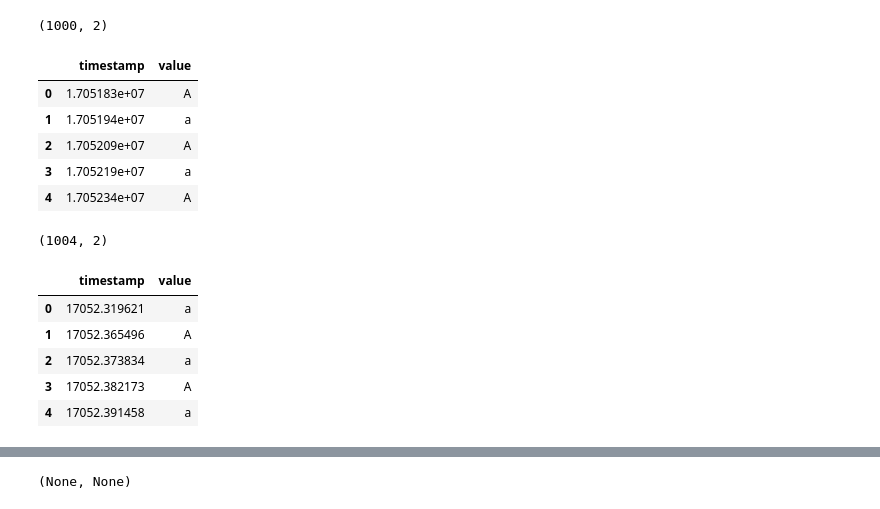
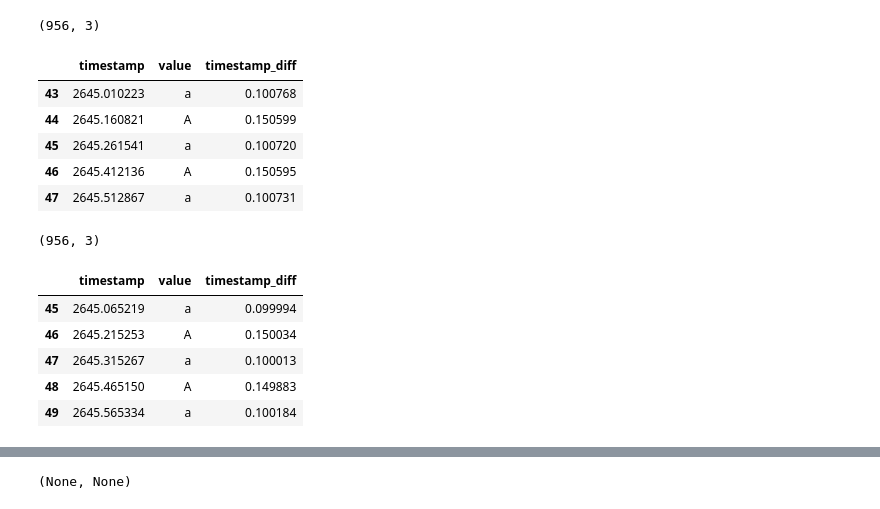
Before and after one commit to amar-enkhbat/codebook_generator, a Jupyter notebook: vsync_sensor_test/vsync_sensor.ipynb, the cells around one changed output, grey strips where cells are left out. Cells and saved outputs as stored; diff of their text form; code cells hidden in the pictures.

Commit message:
add vsync sensor test

```diff
--- a/vsync_sensor_test/vsync_sensor.ipynb
+++ b/vsync_sensor_test/vsync_sensor.ipynb
@@ -3,30 +7,35 @@ import pandas as pd
 # %%
 
 df_lsl = pd.read_csv('./lsl_results.csv')
 df_lsl['timestamp'] = df_lsl['timestamp'] + df_lsl['offset']
 df_lsl.drop(columns=['offset'], inplace=True)
-df_lsl['timestamp'] = df_lsl['timestamp'] * 1000
-df_lsl['timestamp']
+df_lsl['timestamp_diff'] = df_lsl['timestamp'].diff().fillna(0)
+df_lsl = df_lsl[df_lsl['timestamp'] > 2645]
+# Drop last row
+df_lsl = df_lsl[:-1]
 print(df_lsl.shape)
 df_lsl.head()
 # %% [output]
-(1000, 2)
+(956, 3)
-|  | timestamp | value |
-| 0 | 1.705183e+07 | A |
-| 1 | 1.705194e+07 | a |
-| 2 | 1.705209e+07 | A |
-| 3 | 1.705219e+07 | a |
-| 4 | 1.705234e+07 | A |
+|  | timestamp | value | timestamp_diff |
+| 43 | 2645.010223 | a | 0.100768 |
+| 44 | 2645.160821 | A | 0.150599 |
+| 45 | 2645.261541 | a | 0.100720 |
+| 46 | 2645.412136 | A | 0.150595 |
+| 47 | 2645.512867 | a | 0.100731 |
 # %%
 df_sensor = pd.read_csv('./sensor_results.csv')
 df_sensor = df_sensor[df_sensor['value'].str.lower() == 'a']
+df_sensor['timestamp_diff'] = df_sensor['timestamp'].diff().fillna(0)
+df_sensor = df_sensor[df_sensor['timestamp'] > 2645]
+df_sensor = df_sensor[df_sensor['timestamp_diff'] > 0.05]
 print(df_sensor.shape)
 df_sensor.head()
 # %% [output]
-(1004, 2)
+(956, 3)
-|  | timestamp | value |
-| 0 | 17052.319621 | a |
-| 1 | 17052.365496 | A |
-| 2 | 17052.373834 | a |
-| 3 | 17052.382173 | A |
-| 4 | 17052.391458 | a |
+|  | timestamp | value | timestamp_diff |
+| 45 | 2645.065219 | a | 0.099994 |
+| 46 | 2645.215253 | A | 0.150034 |
+| 47 | 2645.315267 | a | 0.100013 |
+| 48 | 2645.465150 | A | 0.149883 |
+| 49 | 2645.565334 | a | 0.100184 |
```
Also changed, not shown: parts of 10 cells of this notebook, 1 other file.
